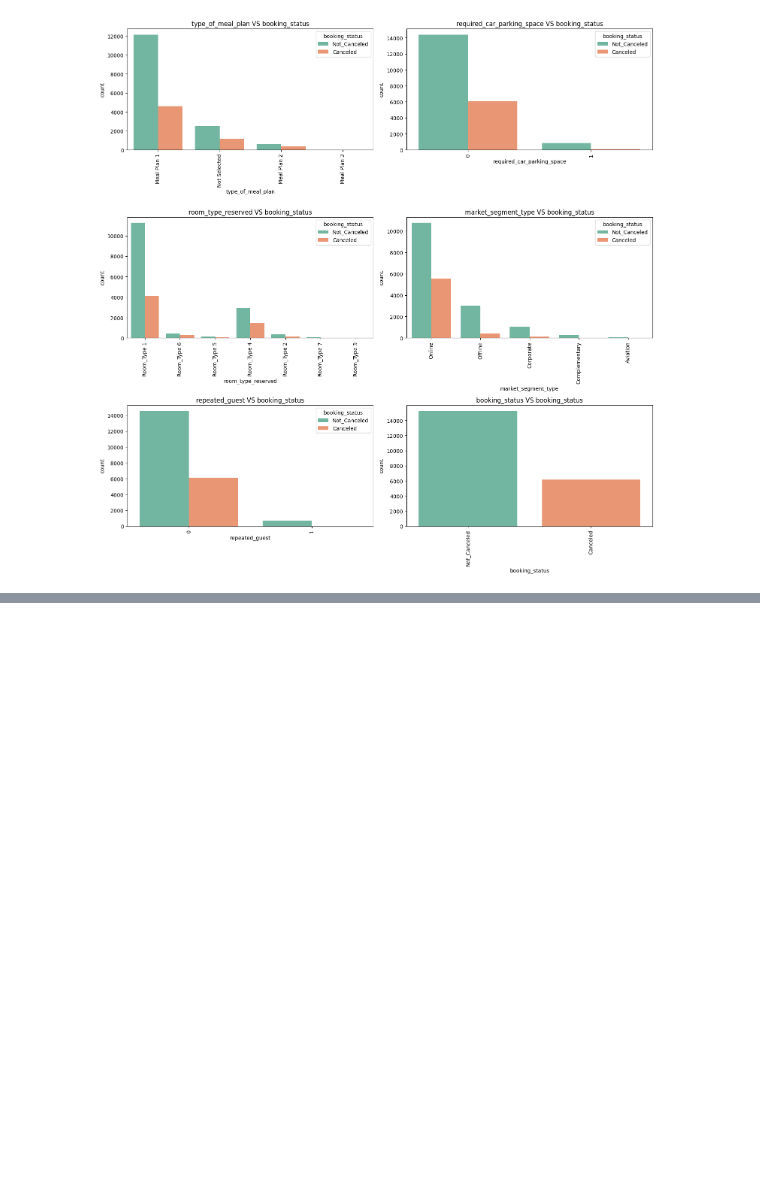
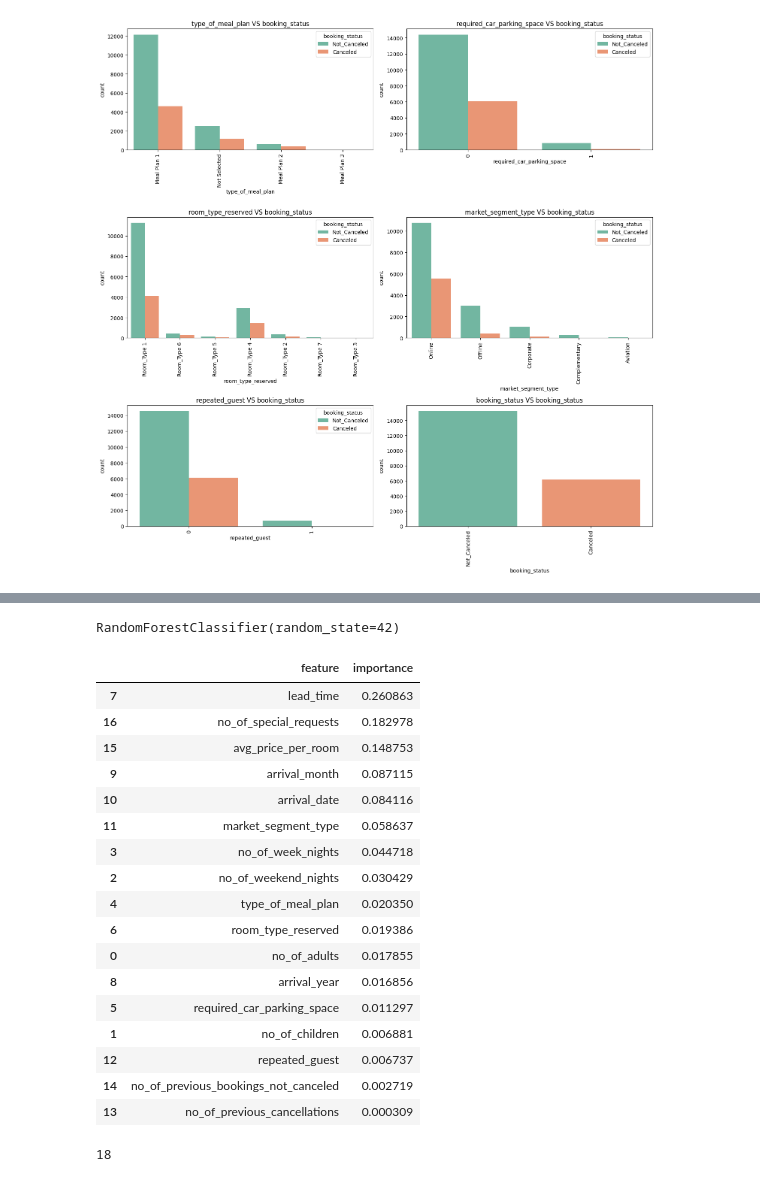
Before and after one commit to JV456/GuestGazer, a Jupyter notebook: notebook/notebook.ipynb, the cells around one changed output, grey strips where cells are left out. Saved outputs shown, nothing was run; the diff lists cells and outputs as text; code cells hidden in the pictures; blank space fills up the shorter version.

```diff
--- a/notebook/notebook.ipynb
+++ b/notebook/notebook.ipynb
@@ -224,0 +531,36 @@ plot_bivariate_cat(data, 'booking_status', cat_cols)
+# %%
+X = df.drop(columns="booking_status")
+y = df["booking_status"]
+# %%
+model = RandomForestClassifier(random_state=42)
+model.fit(X,y)
+# %% [output]
+RandomForestClassifier(random_state=42)
+# %%
+feature_importance = model.feature_importances_
+# %%
+feature_importance_df = pd.DataFrame({
+    'feature': X.columns,
+    'importance': feature_importance
+})
+# %%
+feature_importance_df.sort_values(by="importance", ascending=False)
+# %% [output]
+|  | feature | importance |
+| 7 | lead_time | 0.260863 |
+| 16 | no_of_special_requests | 0.182978 |
+| 15 | avg_price_per_room | 0.148753 |
+| 9 | arrival_month | 0.087115 |
+| 10 | arrival_date | 0.084116 |
+| 11 | market_segment_type | 0.058637 |
+| 3 | no_of_week_nights | 0.044718 |
+| 2 | no_of_weekend_nights | 0.030429 |
+| 4 | type_of_meal_plan | 0.020350 |
+| 6 | room_type_reserved | 0.019386 |
+| 0 | no_of_adults | 0.017855 |
+| 8 | arrival_year | 0.016856 |
+| 5 | required_car_parking_space | 0.011297 |
+| 1 | no_of_children | 0.006881 |
+| 12 | repeated_guest | 0.006737 |
+| 14 | no_of_previous_bookings_not_canceled | 0.002719 |
+| 13 | no_of_previous_cancellations | 0.000309 |
@@ -224,0 +569,4 @@ plot_bivariate_cat(data, 'booking_status', cat_cols)
+# %%
+len(df.columns)
+# %% [output]
+18
```
Also changed, not shown: parts of 48 cells of this notebook, 5 other files.
